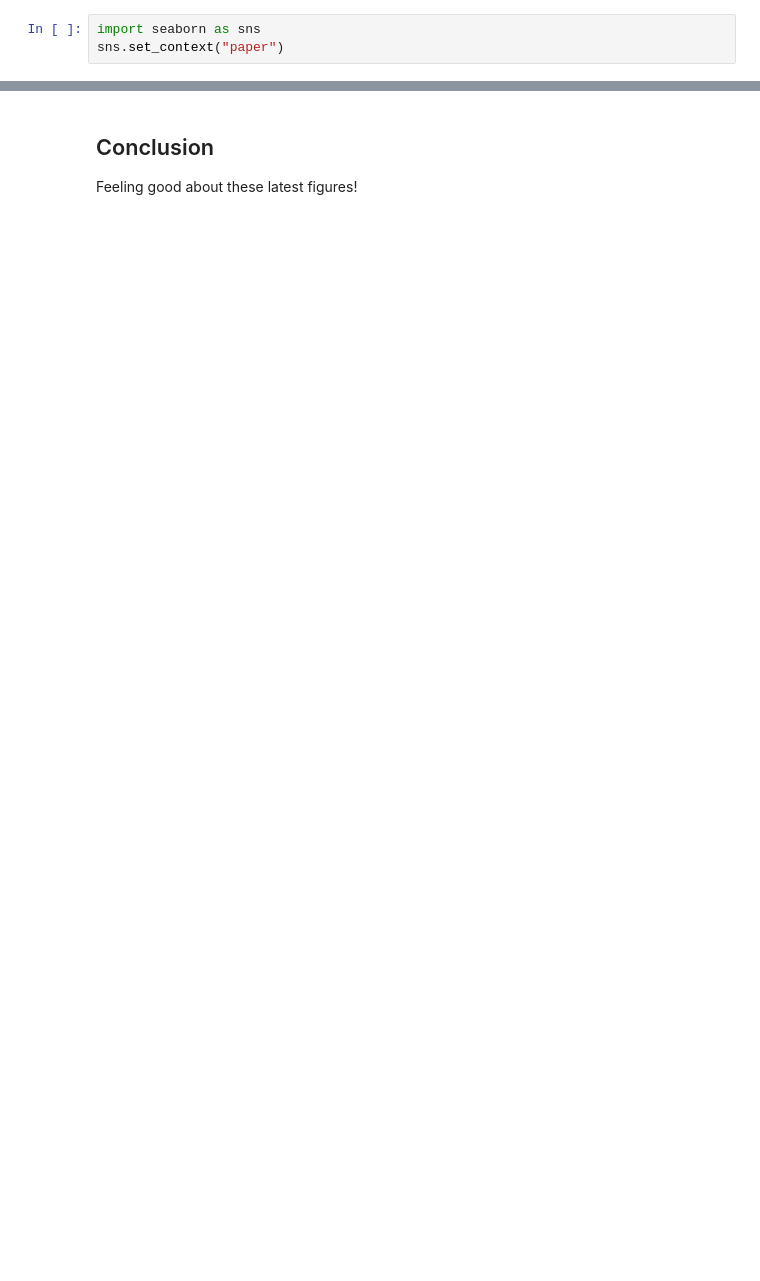
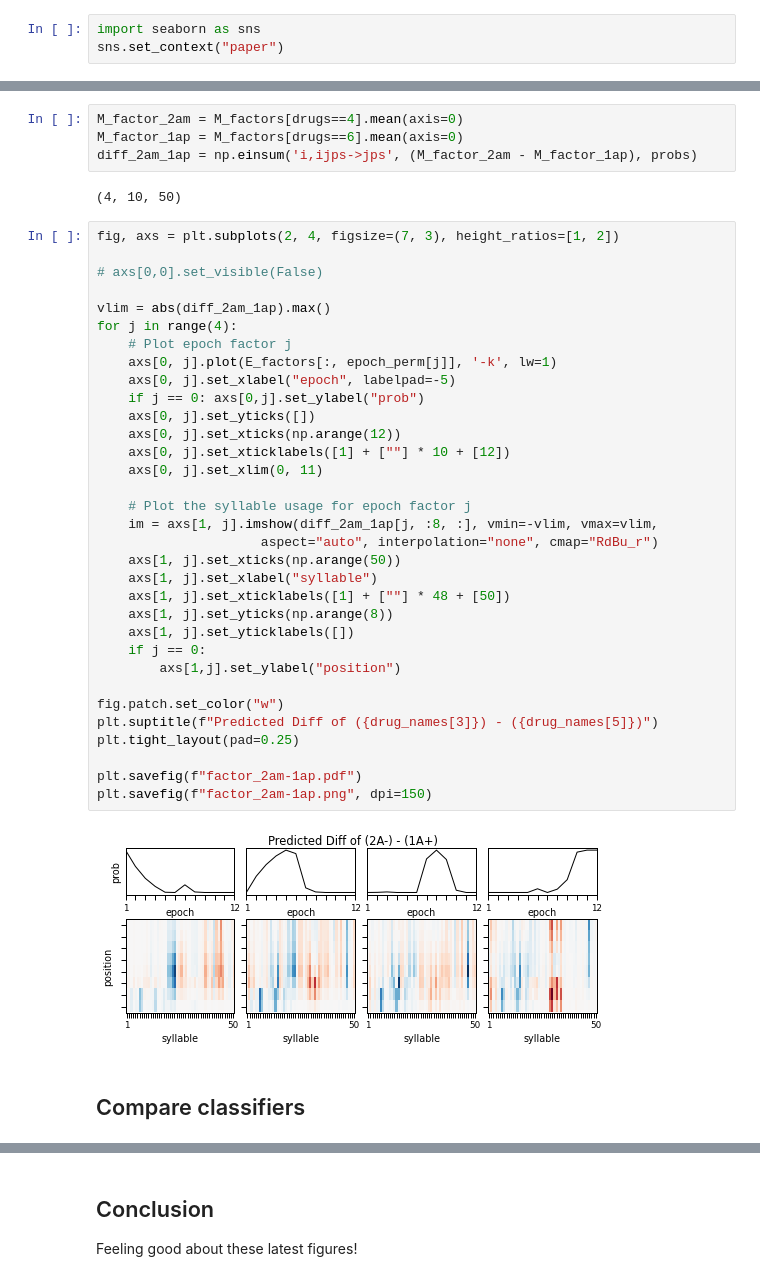
Before and after one commit to lindermanlab/dirichlet-tucker, a Jupyter notebook: analysis/serotonin/serotonin_postprocess.ipynb, the cells around one changed output, grey strips where cells are left out. Drawn from its saved outputs; the diff is of its cells as text; blank space fills up the shorter version.

```diff
--- a/analysis/serotonin/serotonin_postprocess.ipynb
+++ b/analysis/serotonin/serotonin_postprocess.ipynb
@@ -423,0 +462,43 @@ plt.savefig(f"all_factors_drewperm_5-10.png", dpi=150)
+# %%
+M_factor_2am = M_factors[drugs==4].mean(axis=0)
+M_factor_1ap = M_factors[drugs==6].mean(axis=0)
+diff_2am_1ap = np.einsum('i,ijps->jps', (M_factor_2am - M_factor_1ap), probs)
+# %% [output]
+(4, 10, 50)
+# %%
+fig, axs = plt.subplots(2, 4, figsize=(7, 3), height_ratios=[1, 2])
+
+# axs[0,0].set_visible(False)
+
+vlim = abs(diff_2am_1ap).max()
+for j in range(4):
+    # Plot epoch factor j
+    axs[0, j].plot(E_factors[:, epoch_perm[j]], '-k', lw=1)
+    axs[0, j].set_xlabel("epoch", labelpad=-5)
+    if j == 0: axs[0,j].set_ylabel("prob")
+    axs[0, j].set_yticks([])
+    axs[0, j].set_xticks(np.arange(12))
+    axs[0, j].set_xticklabels([1] + [""] * 10 + [12])
+    axs[0, j].set_xlim(0, 11)
+
+    # Plot the syllable usage for epoch factor j
+    im = axs[1, j].imshow(diff_2am_1ap[j, :8, :], vmin=-vlim, vmax=vlim,
+                     aspect="auto", interpolation="none", cmap="RdBu_r")
+    axs[1, j].set_xticks(np.arange(50))
+    axs[1, j].set_xlabel("syllable")
+    axs[1, j].set_xticklabels([1] + [""] * 48 + [50])
+    axs[1, j].set_yticks(np.arange(8))
+    axs[1, j].set_yticklabels([])
+    if j == 0:
+        axs[1,j].set_ylabel("position")
+
+fig.patch.set_color("w")
+plt.suptitle(f"Predicted Diff of ({drug_names[3]}) - ({drug_names[5]})")
+plt.tight_layout(pad=0.25)
+
+plt.savefig(f"factor_2am-1ap.pdf")
+plt.savefig(f"factor_2am-1ap.png", dpi=150)
+# %% [output]
+[figure, added]
+# %% [markdown]
+## Compare classifiers
```
Also changed, not shown: parts of 41 cells of this notebook.
